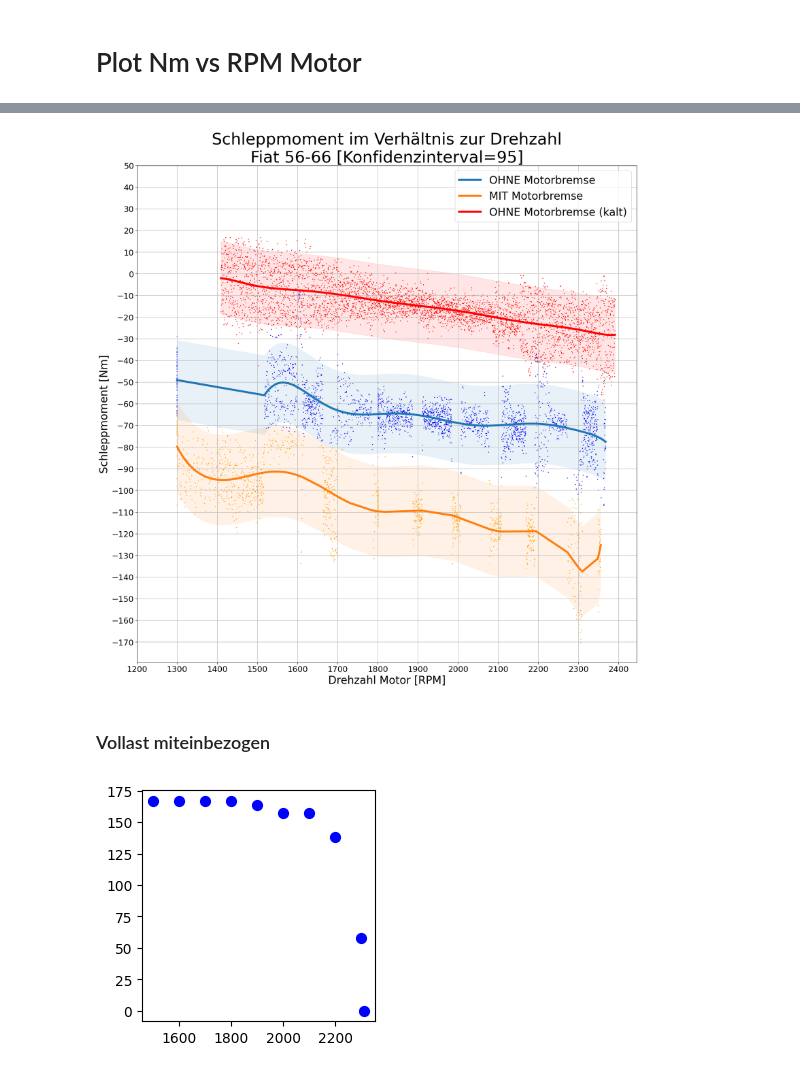
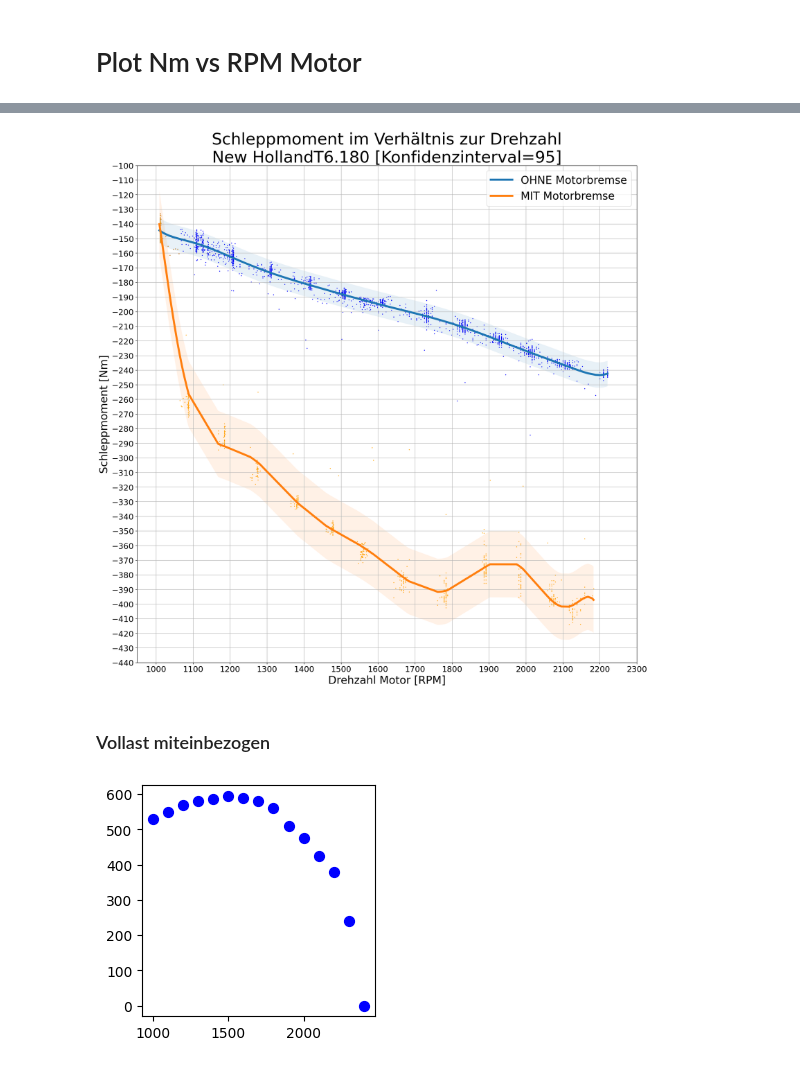
Before and after one commit to Skatinger/hafl, a Jupyter notebook: matthias_SA/Auswertung mit Motorbremse.ipynb, the cells around one changed output, grey strips where cells are left out. Saved outputs shown, nothing was run; the diff lists cells and outputs as text; code cells hidden in the pictures.

```diff
--- a/matthias_SA/Auswertung mit Motorbremse.ipynb
+++ b/matthias_SA/Auswertung mit Motorbremse.ipynb
@@ -11,11 +11,11 @@ from scipy import stats
 # %%
 # SELECT TRACTOR TO EVALUATE
 
-TRACTOR = 'Fiat_56'
+# TRACTOR = 'Fiat_56'
 # TRACTOR = 'Fiat_1300_DT' # TODO: keine Motorbremse
 # TRACTOR = 'NewhollandT5.140'
 # TRACTOR = 'NewhollandT6.175'
-# TRACTOR = 'NewhollandT6.180'
+TRACTOR = 'NewhollandT6.180'
 # TRACTOR = 'Huerlimann_D115'
 # TRACTOR = 'Huerlimann_D210'
 # %%
@@ -356,37 +355,37 @@ if TRACTOR == 'Fiat_56':
     # fit linear regression
     sorted_data = data.sort_values(by='RPM-Value-Motor')
     coefficients = np.polyfit(sorted_data['RPM-Value-Motor'], sorted_data['Ch1'], 10)
     line_function = np.poly1d(coefficients)
     # plot line with label
     # sns.lineplot(x=data['RPM-Value-Motor'], y=y_values, label=f'{name}', linewidth=4.5)
     plt.plot(sorted_data['RPM-Value-Motor'], line_function(sorted_data['RPM-Value-Motor']), label=f'OHNE Motorbremse (kalt)', color='red', linewidth=4.5)
 
     coeffs, lower, upper = regression_ci(sorted_data['RPM-Value-Motor'], sorted_data['Ch1'], 10, ci=95)
     # plot confidence interval
     plt.fill_between(sorted_data['RPM-Value-Motor'], lower, upper, alpha=0.1, color='red')
 
 
 # # set labels and title
 plt.xlabel('Drehzahl Motor [RPM]', fontsize=24)
 plt.ylabel('Schleppmoment [Nm]', fontsize=24)
 plt.title(f"Schleppmoment im Verhältnis zur Drehzahl\n{names[TRACTOR]} [Konfidenzinterval=95]", fontsize=36)
 plt.yticks(fontsize=18)
 plt.xticks(fontsize=18)
 # Set tick positions on the y-axis on divisible by 10
-ystart = np.ceil(below_line['Ch1'].min()/10) * 10 - 10 # - 50
-yend = np.ceil(above_line['Ch1'].max()/10) * 10 + 80
+ystart = np.ceil(below_line['Ch1'].min()/10) * 10 - 40 # - 50
+yend = np.ceil(above_line['Ch1'].max()/10) * 10 + 60
 plt.yticks(np.arange(ystart + 10, yend - 20, 10))
 # # Set tick positions on the x-axis
 xstart = np.ceil(df['RPM-Value-Motor'].min()/100) * 100
 xend = np.ceil(df['RPM-Value-Motor'].max()/100) * 100
 plt.xticks(np.arange(xstart - 100, xend + 100, 100))
 plt.grid(which='both')
 plt.legend(loc=1, fontsize=24)
 
 plt.ion()
-plt.savefig(f"graphs/schlepp_{TRACTOR}.png")
+plt.savefig(f"graphs/{TRACTOR}_schlepp.png")
 # %% [output]
-[figure, old version]
+[figure, new version]
 # %% [markdown]
 ### Vollast miteinbezogen
 # %%
@@ -398,7 +397,7 @@ plt.figure(figsize=(3, 3))
 plt.scatter(data=sorted_volllast, x='RPM-Value-Motor', y='Ch1', color='blue', alpha=1, s=50, label='')
 plt.show()
 # %% [output]
-[figure, old version]
+[figure, new version]
 # %%
 plt.figure(figsize=(20, 20))
 
```
Also changed, not shown: parts of 9 cells of this notebook, 1 other file.
